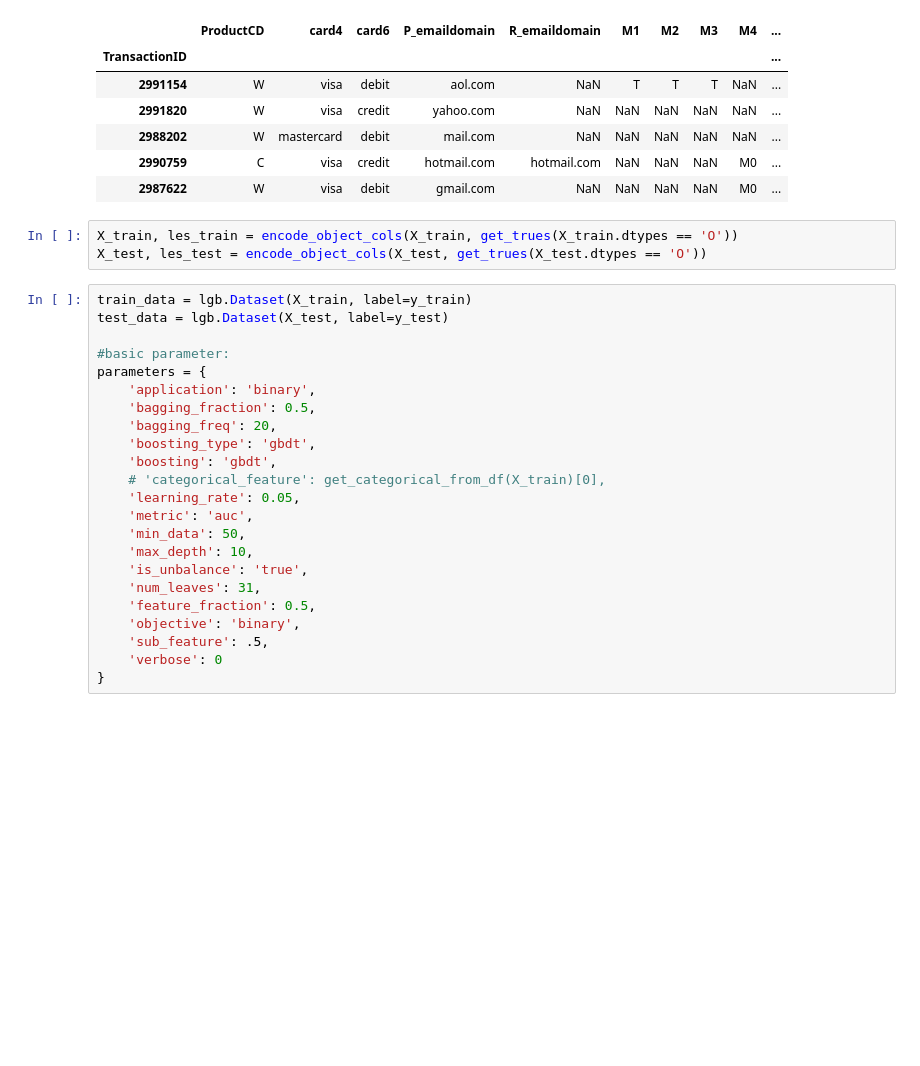
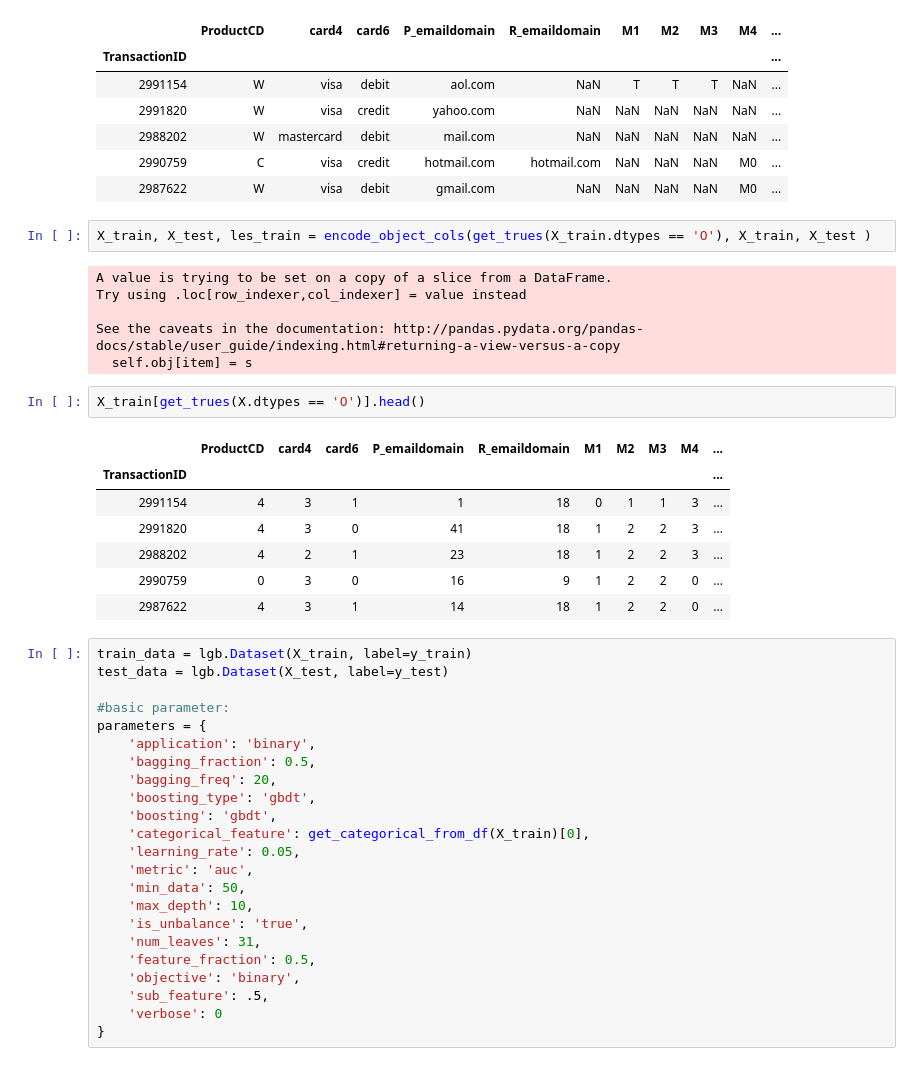
Before and after one commit to CamiVasz/aprendizaje-estadistico, a Jupyter notebook: ieee-fraud-detection/working/LGBoost/Lgboos_demonstration.ipynb, the cells around one changed output. Saved outputs shown, nothing was run; the diff lists cells and outputs as text; blank space fills up the shorter version.

```diff
--- a/ieee-fraud-detection/working/LGBoost/Lgboos_demonstration.ipynb
+++ b/ieee-fraud-detection/working/LGBoost/Lgboos_demonstration.ipynb
@@ -58,8 +49,23 @@ X_train[get_trues(X_train.dtypes == 'O')].head()
 | 2990759 | C | visa | credit | hotmail.com | hotmail.com | NaN | NaN | NaN | M0 | ... |
 | 2987622 | W | visa | debit | gmail.com | NaN | NaN | NaN | NaN | M0 | ... |
 # %%
-X_train, les_train = encode_object_cols(X_train, get_trues(X_train.dtypes == 'O'))
-X_test, les_test = encode_object_cols(X_test, get_trues(X_test.dtypes == 'O'))
+X_train, X_test, les_train = encode_object_cols(get_trues(X_train.dtypes == 'O'), X_train, X_test )
+# %% [output]
+A value is trying to be set on a copy of a slice from a DataFrame.
+Try using .loc[row_indexer,col_indexer] = value instead
+
+See the caveats in the documentation: http://pandas.pydata.org/pandas-docs/stable/user_guide/indexing.html#returning-a-view-versus-a-copy
+  self.obj[item] = s
+# %%
+X_train[get_trues(X.dtypes == 'O')].head()
+# %% [output]
+|  | ProductCD | card4 | card6 | P_emaildomain | R_emaildomain | M1 | M2 | M3 | M4 | ... |
+| TransactionID |  |  |  |  |  |  |  |  |  | ... |
+| 2991154 | 4 | 3 | 1 | 1 | 18 | 0 | 1 | 1 | 3 | ... |
+| 2991820 | 4 | 3 | 0 | 41 | 18 | 1 | 2 | 2 | 3 | ... |
+| 2988202 | 4 | 2 | 1 | 23 | 18 | 1 | 2 | 2 | 3 | ... |
+| 2990759 | 0 | 3 | 0 | 16 | 9 | 1 | 2 | 2 | 0 | ... |
+| 2987622 | 4 | 3 | 1 | 14 | 18 | 1 | 2 | 2 | 0 | ... |
 # %%
 train_data = lgb.Dataset(X_train, label=y_train)
 test_data = lgb.Dataset(X_test, label=y_test)
@@ -71,7 +77,7 @@ parameters = {
     'bagging_freq': 20,
     'boosting_type': 'gbdt',
     'boosting': 'gbdt',
-    # 'categorical_feature': get_categorical_from_df(X_train)[0],
+    'categorical_feature': get_categorical_from_df(X_train)[0],
     'learning_rate': 0.05,
     'metric': 'auc',
     'min_data': 50,
```
Also changed, not shown: parts of 10 cells of this notebook.
